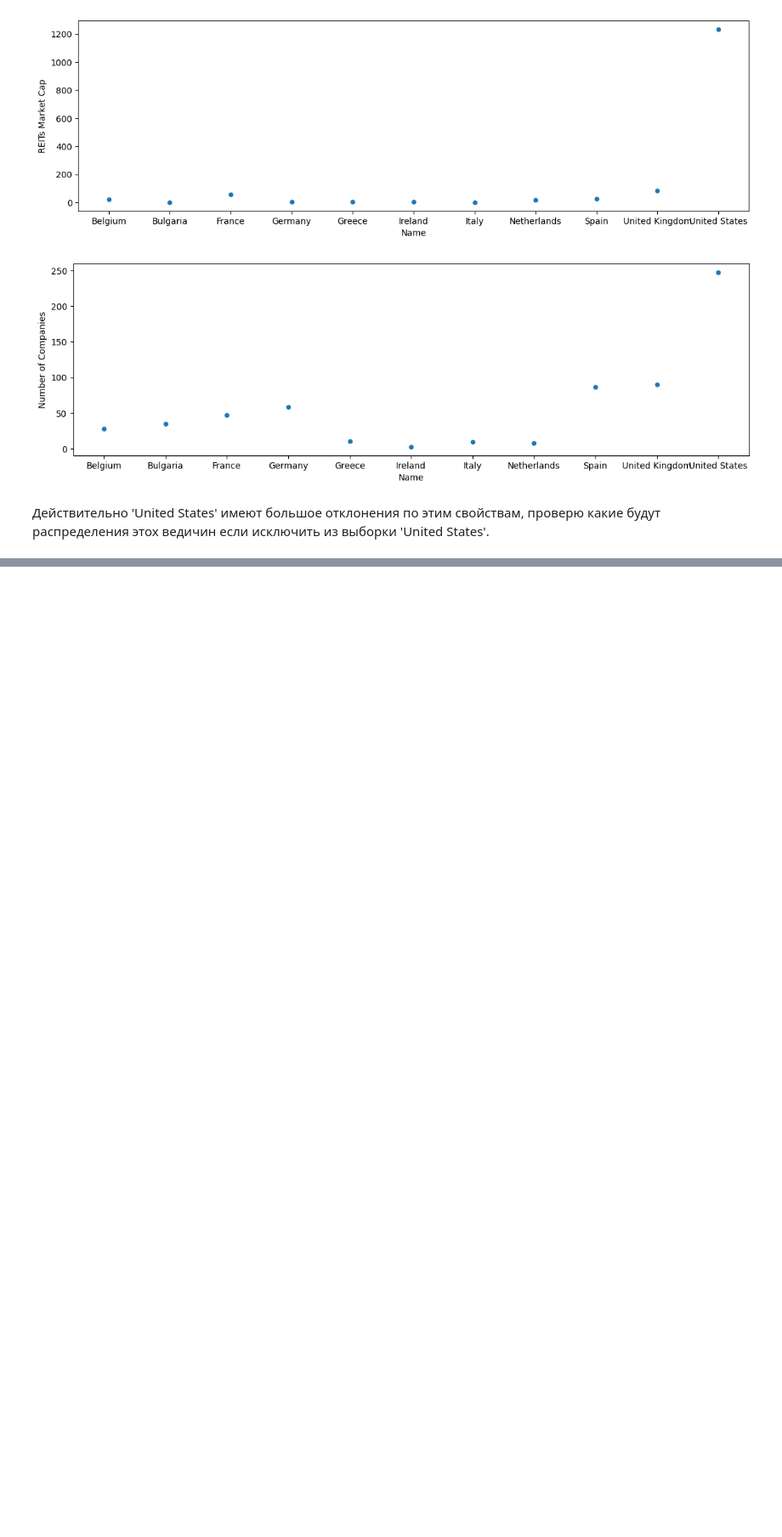
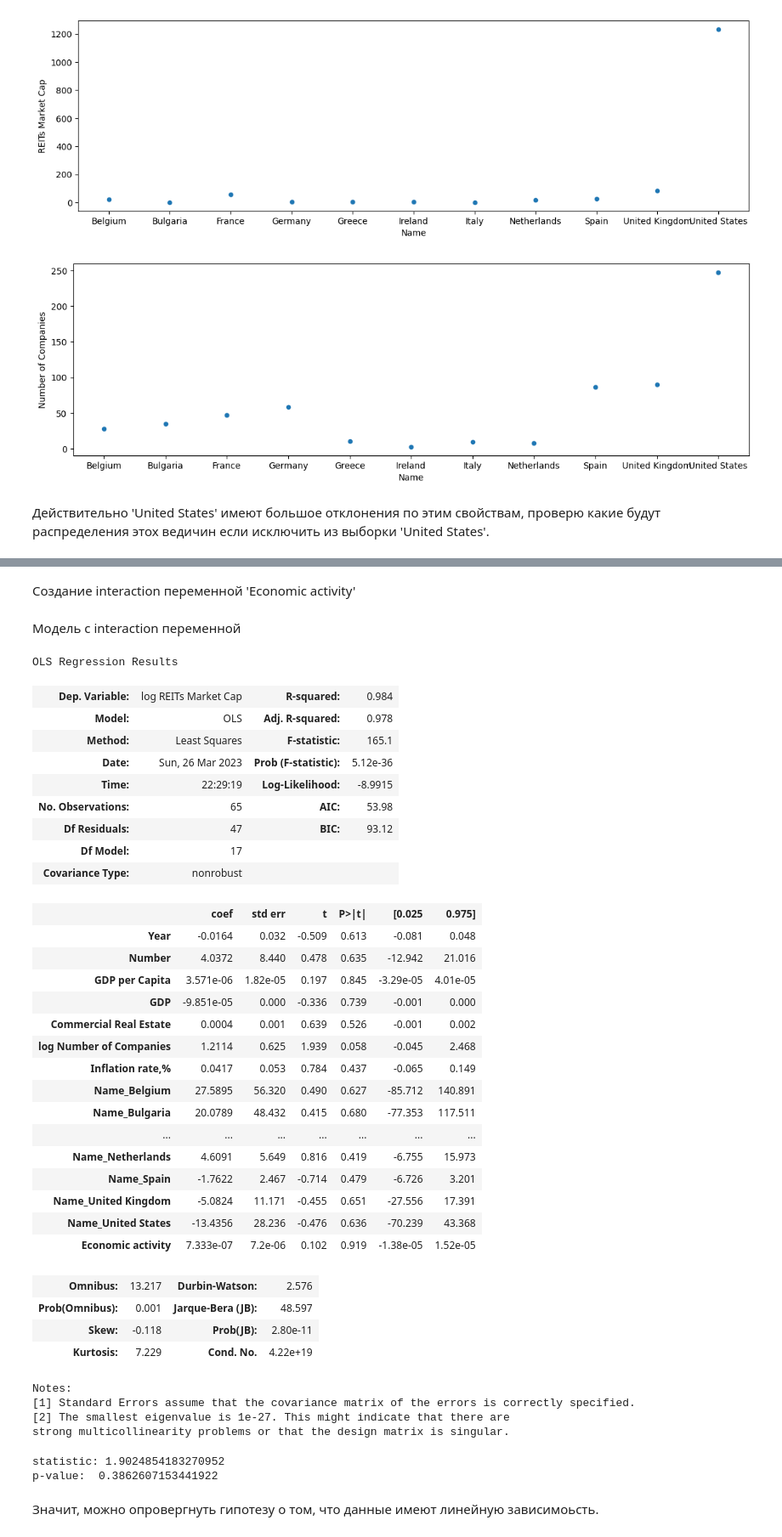
Before and after one commit to vovanshil95/financial-data-analysis, a Jupyter notebook: main.ipynb, the cells around one changed output, grey strips where cells are left out. Shown at 85% size. Drawn from its saved outputs; the diff is of its cells as text; code cells hidden in the pictures; blank space fills up the shorter version.

```diff
--- a/main.ipynb
+++ b/main.ipynb
@@ -109,0 +185,3 @@ df = df.rename(columns={'REITs Market Cap': 'log REITs Market Cap',
+# %%
+rf_model = RandomForestRegressor()
+rf_model.fit(X, y)
@@ -109,0 +205,53 @@ df = df.rename(columns={'REITs Market Cap': 'log REITs Market Cap',
+# %% [markdown]
+Создание interaction переменной 'Economic activity'
+# %%
+X['Economic activity'] = X['GDP per Capita'] * X['log Number of Companies']
+# %% [markdown]
+Модель с interaction переменной
+# %%
+model = sm.OLS(y, X).fit()
+model.summary()
+# %% [output]
+OLS Regression Results
+| Dep. Variable: | log REITs Market Cap | R-squared: | 0.984 |
+| Model: | OLS | Adj. R-squared: | 0.978 |
+| Method: | Least Squares | F-statistic: | 165.1 |
+| Date: | Sun, 26 Mar 2023 | Prob (F-statistic): | 5.12e-36 |
+| Time: | 22:29:19 | Log-Likelihood: | -8.9915 |
+| No. Observations: | 65 | AIC: | 53.98 |
+| Df Residuals: | 47 | BIC: | 93.12 |
+| Df Model: | 17 |  |  |
+| Covariance Type: | nonrobust |  |  |
+|  | coef | std err | t | P>|t| | [0.025 | 0.975] |
+| Year | -0.0164 | 0.032 | -0.509 | 0.613 | -0.081 | 0.048 |
+| Number | 4.0372 | 8.440 | 0.478 | 0.635 | -12.942 | 21.016 |
+| GDP per Capita | 3.571e-06 | 1.82e-05 | 0.197 | 0.845 | -3.29e-05 | 4.01e-05 |
+| GDP | -9.851e-05 | 0.000 | -0.336 | 0.739 | -0.001 | 0.000 |
+| Commercial Real Estate | 0.0004 | 0.001 | 0.639 | 0.526 | -0.001 | 0.002 |
+| log Number of Companies | 1.2114 | 0.625 | 1.939 | 0.058 | -0.045 | 2.468 |
+| Inflation rate,% | 0.0417 | 0.053 | 0.784 | 0.437 | -0.065 | 0.149 |
+| Name_Belgium | 27.5895 | 56.320 | 0.490 | 0.627 | -85.712 | 140.891 |
+| Name_Bulgaria | 20.0789 | 48.432 | 0.415 | 0.680 | -77.353 | 117.511 |
+| ... | ... | ... | ... | ... | ... | ... |
+| Name_Netherlands | 4.6091 | 5.649 | 0.816 | 0.419 | -6.755 | 15.973 |
+| Name_Spain | -1.7622 | 2.467 | -0.714 | 0.479 | -6.726 | 3.201 |
+| Name_United Kingdom | -5.0824 | 11.171 | -0.455 | 0.651 | -27.556 | 17.391 |
+| Name_United States | -13.4356 | 28.236 | -0.476 | 0.636 | -70.239 | 43.368 |
+| Economic activity | 7.333e-07 | 7.2e-06 | 0.102 | 0.919 | -1.38e-05 | 1.52e-05 |
+| Omnibus: | 13.217 | Durbin-Watson: | 2.576 |
+| Prob(Omnibus): | 0.001 | Jarque-Bera (JB): | 48.597 |
+| Skew: | -0.118 | Prob(JB): | 2.80e-11 |
+| Kurtosis: | 7.229 | Cond. No. | 4.22e+19 |
+Notes:
+[1] Standard Errors assume that the covariance matrix of the errors is correctly specified.
+[2] The smallest eigenvalue is 1e-27. This might indicate that there are
+strong multicollinearity problems or that the design matrix is singular.
+# %%
+ramsey_result = linear_reset(model)
+print('statistic:', ramsey_result.statistic)
+print('p-value: ', ramsey_result.pvalue)
+# %% [output]
+statistic: 1.9024854183270952
+p-value:  0.3862607153441922
+# %% [markdown]
+Значит, можно опровергнуть гипотезу о том, что данные имеют линейную зависимоьсть.
```
Also changed, not shown: parts of 34 cells of this notebook.
